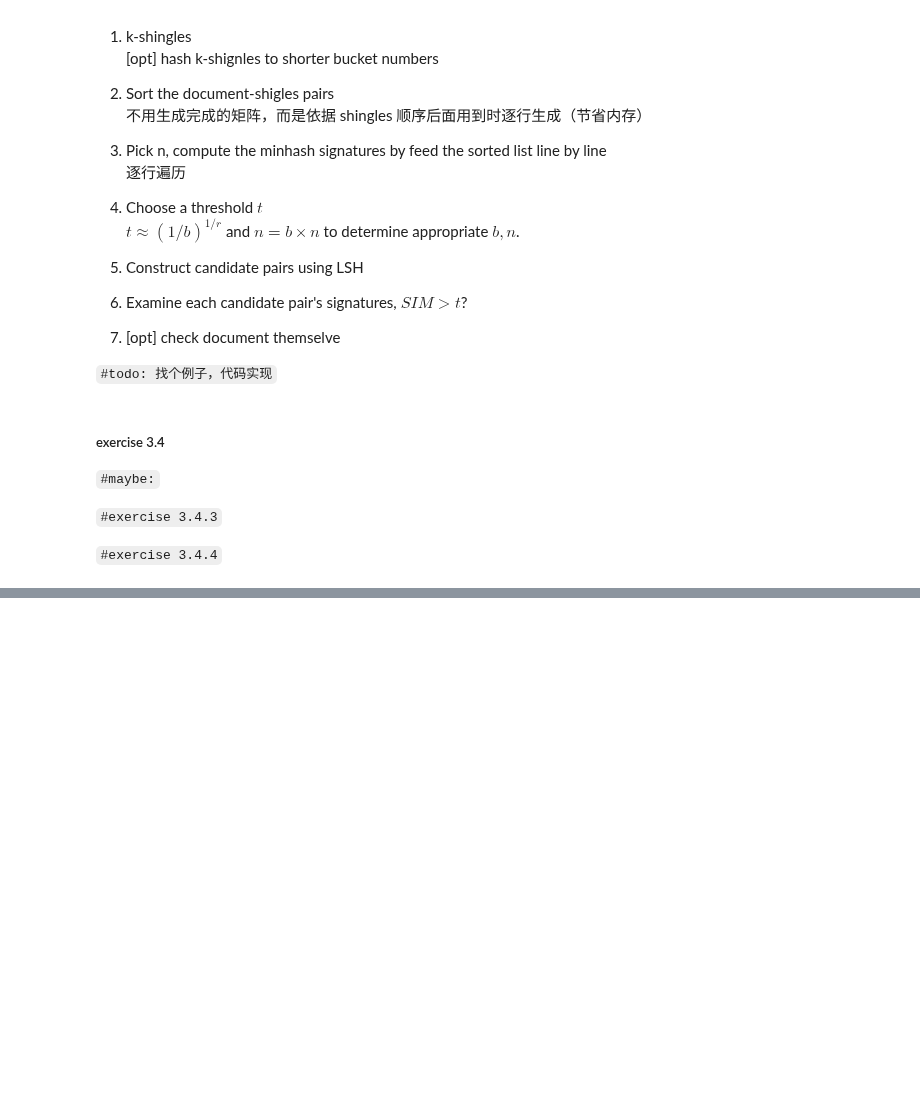
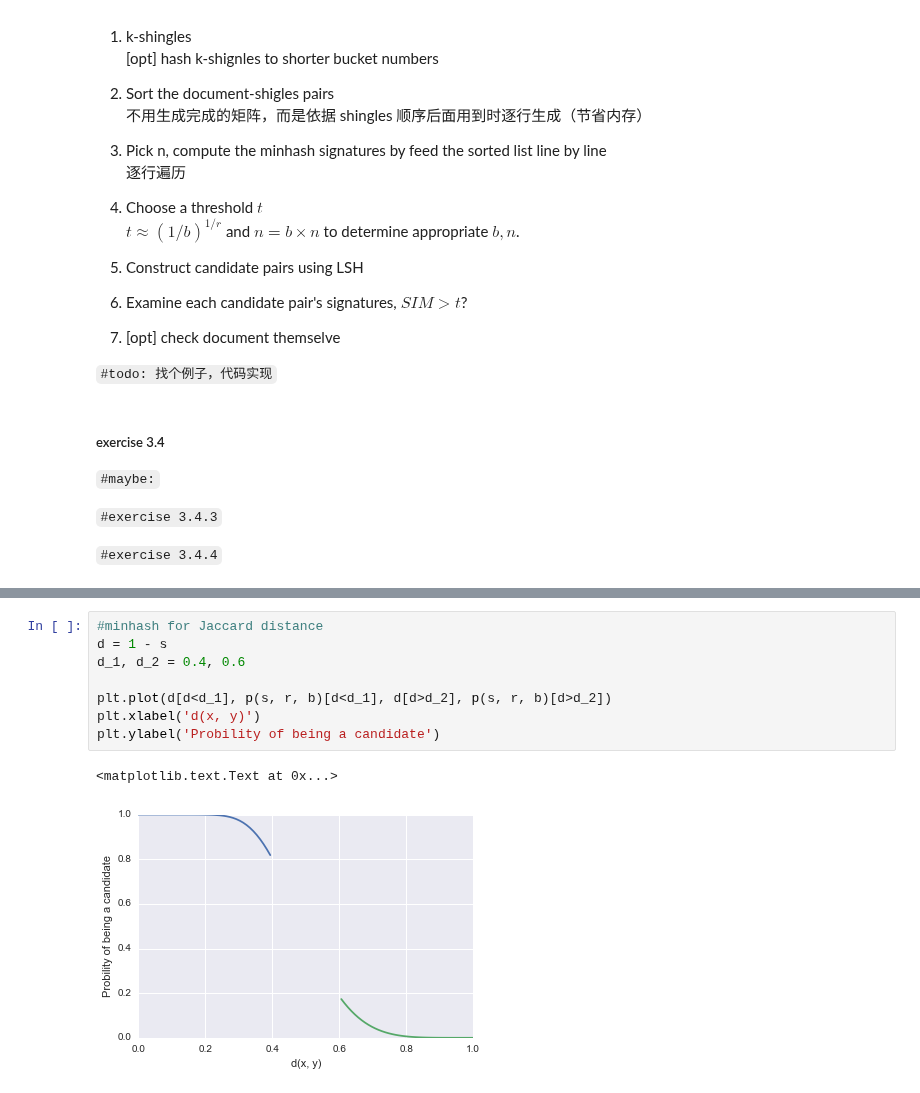
Before and after one commit to facaiy/book_notes, a Jupyter notebook: Mining_of_Massive_Datasets/Finding_Similar_Items/note.ipynb, the cells around one changed output, grey strips where cells are left out. Cells and saved outputs as stored; diff of their text form; blank space fills up the shorter version.

```diff
--- a/Mining_of_Massive_Datasets/Finding_Similar_Items/note.ipynb
+++ b/Mining_of_Massive_Datasets/Finding_Similar_Items/note.ipynb
@@ -843,0 +888,11 @@ a family of functions should statify 3 conditions:
+# %%
+#minhash for Jaccard distance
+d = 1 - s
+d_1, d_2 = 0.4, 0.6
+
+plt.plot(d[d<d_1], p(s, r, b)[d<d_1], d[d>d_2], p(s, r, b)[d>d_2])
+plt.xlabel('d(x, y)')
+plt.ylabel('Probility of being a candidate')
+# %% [output]
+<matplotlib.text.Text at 0x...>
+[figure, added]
```
Also changed, not shown: parts of 15 cells of this notebook.
